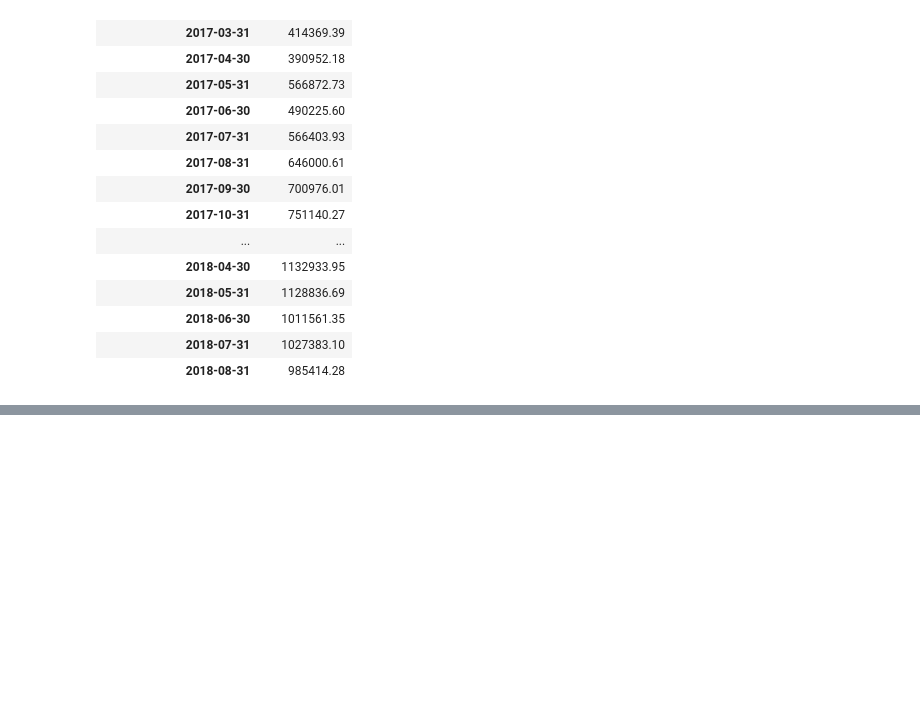
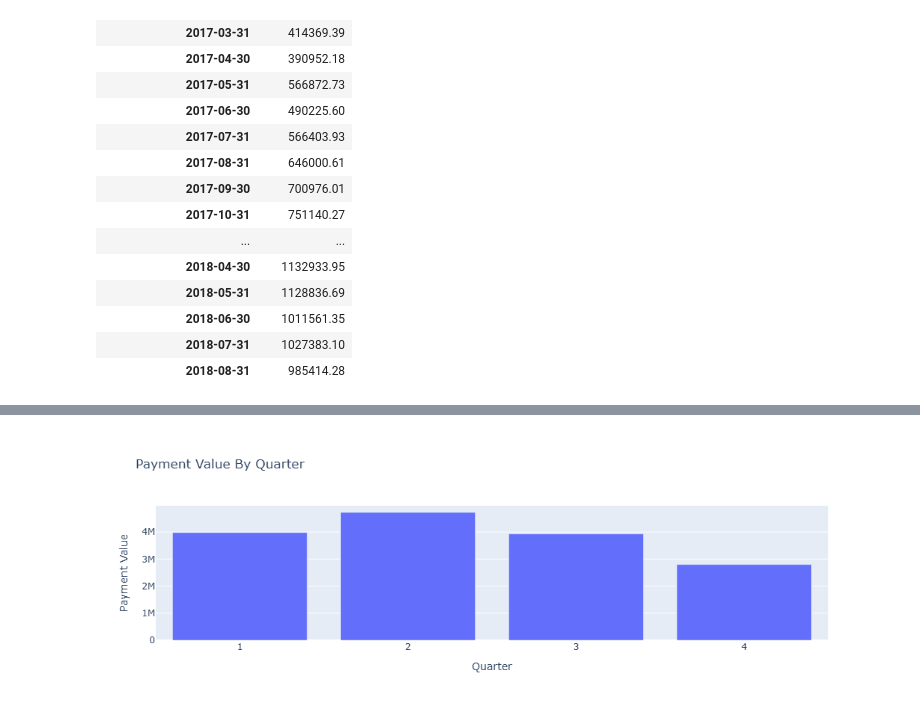
Before and after one commit to sso0421/Pandas, a Jupyter notebook: 261019-20/261020_01.ipynb, the cells around one changed output, grey strips where cells are left out. Cells and saved outputs as stored; diff of their text form; code cells hidden in the pictures; blank space fills up the shorter version.

```diff
--- a/261019-20/261020_01.ipynb
+++ b/261019-20/261020_01.ipynb
@@ -740,0 +1027,5 @@ dtype: float64
+# %%
+merged_order_payment_quarter = merged_order_payment_date[["quarter", "payment_value"]].copy()
+# %%
+merged_order_payment_quarter=merged_order_payment_quarter.groupby("quarter").sum()
+merged_order_payment_quarter.head()
@@ -740,0 +1039,18 @@ dtype: float64
+# %%
+import plotly.express as px
+
+fig = px.bar(
+    x=merged_order_payment_quarter.index,
+    y=merged_order_payment_quarter["payment_value"],
+    title="Payment Value By Quarter",
+    labels={
+        "x": "Quarter",
+        "y": "Payment Value"
+    }
+)
+
+fig.update_xaxes(tickvals=[1, 2, 3, 4])
+
+fig.show()
+# %% [output]
+[figure, added]
```
Also changed, not shown: parts of 142 cells of this notebook, 48 other files.
